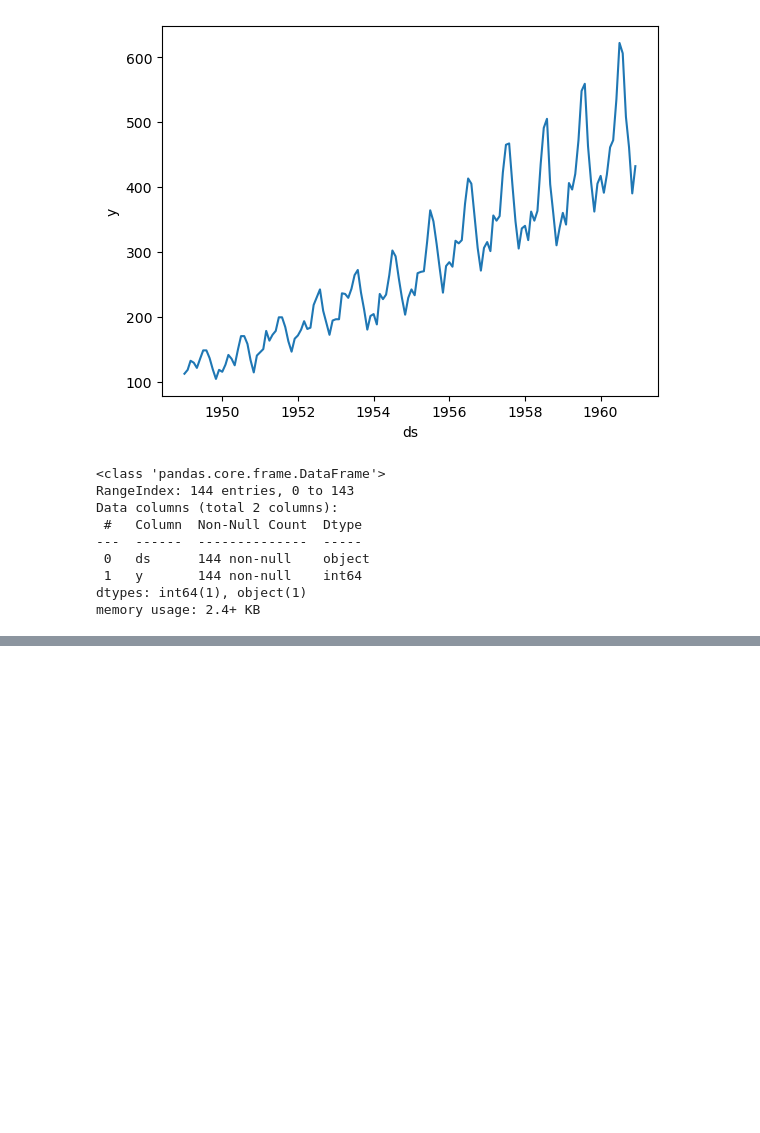
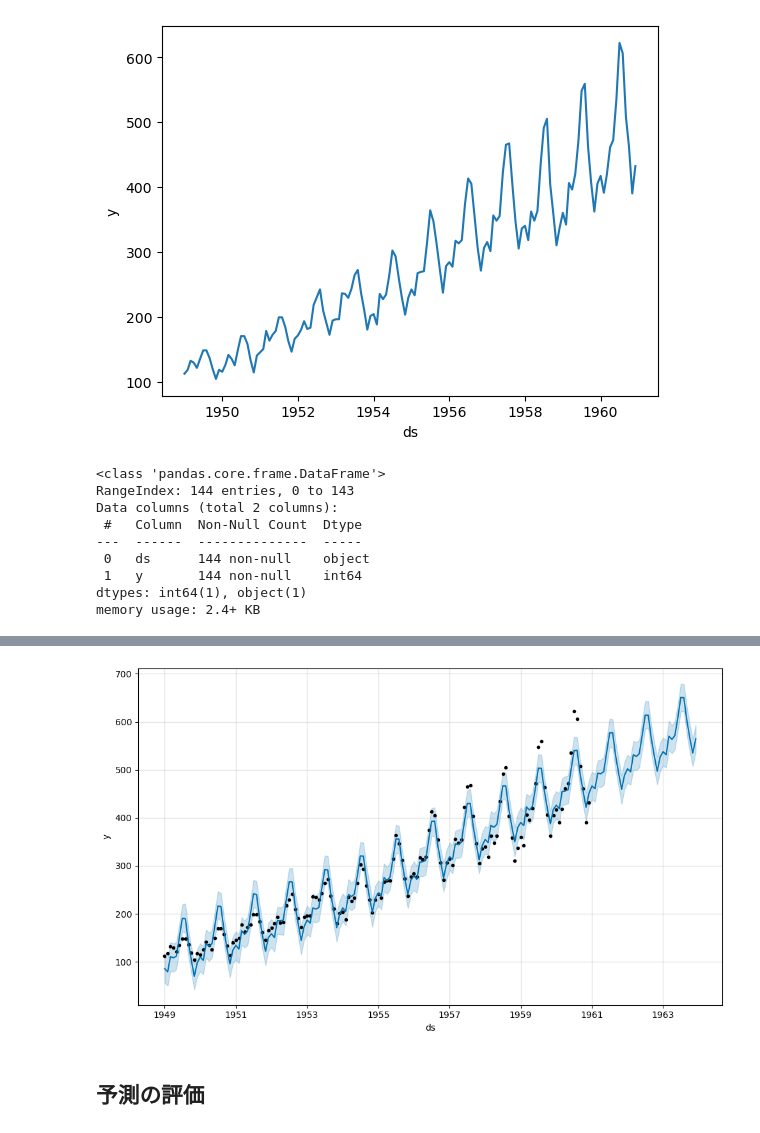
Before and after one commit to picalin/samurai_data_science, a Jupyter notebook: 14_prophet.ipynb, the cells around one changed output, grey strips where cells are left out. Drawn from its saved outputs; the diff is of its cells as text; code cells hidden in the pictures; blank space fills up the shorter version.

```diff
--- a/14_prophet.ipynb
+++ b/14_prophet.ipynb
@@ -38,0 +42,5 @@ memory usage: 2.4+ KB
+# %%
+from prophet import Prophet
+model = Prophet()
+# %%
+model.fit(df)
@@ -38,0 +53,3 @@ memory usage: 2.4+ KB
+# %%
+future = model.make_future_dataframe(periods=36, freq='MS')
+future
@@ -38,0 +70,3 @@ memory usage: 2.4+ KB
+# %%
+forecast = model.predict(future)
+forecast
@@ -38,0 +103,7 @@ memory usage: 2.4+ KB
+# %%
+#グラフ
+fig_forcast = model.plot(forecast)
+# %% [output]
+[figure, added]
+# %% [markdown]
+## 予測の評価
```
Also changed, not shown: parts of 7 cells of this notebook.
